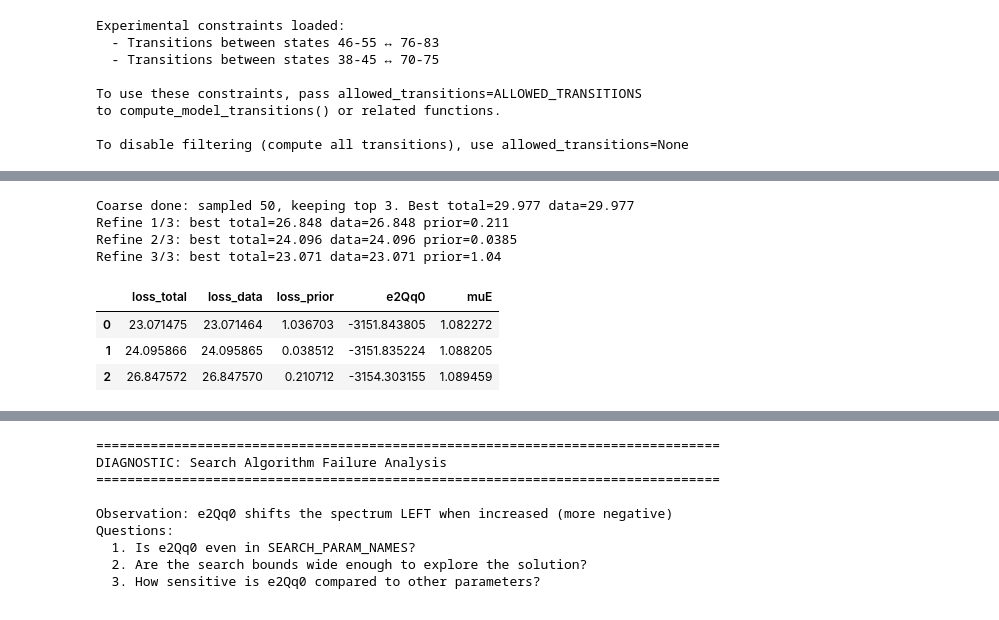
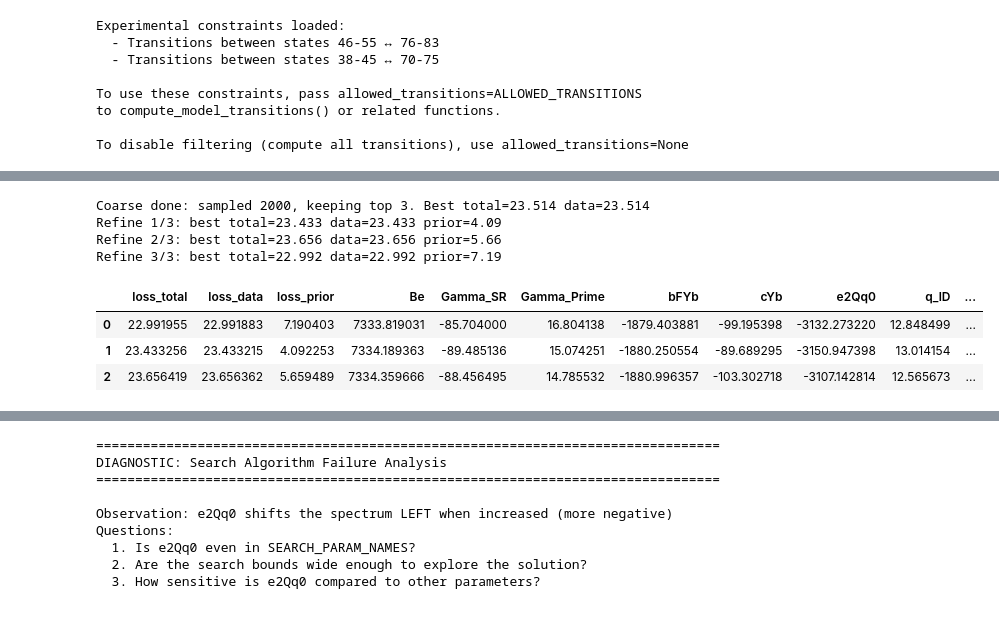
Before and after one commit to YuikiTakahashi/Molecule_spectrum_prediction, a Jupyter notebook: 173_prediction_Nov2025.ipynb, the cells around one changed output, grey strips where cells are left out. Saved outputs shown, nothing was run; the diff lists cells and outputs as text; code cells hidden in the pictures.

```diff
--- a/173_prediction_Nov2025.ipynb
+++ b/173_prediction_Nov2025.ipynb
@@ -1055,7 +1420,7 @@ import pandas as pd
 # Choose which parameters to vary (start SMALL for sparse data)
 # -------------------------
 SEARCH_PARAM_NAMES = [
-     "e2Qq0", 'muE',
+    "Be","Gamma_SR","Gamma_Prime","bFYb","cYb","e2Qq0","q_lD","p_lD","muE",
 ]
 SEARCH_PARAM_NAMES = [p for p in SEARCH_PARAM_NAMES if p in PARAM_PRIORS]
 
@@ -1233,43 +1606,43 @@ def search_candidates_MAP(state, spectra, priors, bounds,
 
         if verbose:
             print(f"Refine {j+1}/{len(keep)}: best total={best_Ltot:.5g} data={best_Ldata:.5g} prior={best_Lprior:.3g}")
 
     df = pd.DataFrame(refined).sort_values("loss_total").reset_index(drop=True)
     return df
 
 # ---- RUN SEARCH ----
 best_df = search_candidates_MAP(
     X010_173,
     OBS_SPECTRA,
     priors={k: PARAM_PRIORS[k] for k in SEARCH_BOUNDS.keys()},
     bounds=SEARCH_BOUNDS,
-    n_samples=50,        # 20–100 for smoke test
+    n_samples=2000,   # 20–100 for smoke test
     top_k=3,             # keep small
-    refine_steps=15,     # 0–20
+    refine_steps=150,     # 0–20
     refine_scale=0.20,   # smaller steps since few steps
     indices=TRANSITION_INDEX_SET,
     sigma=UNASSIGNED_SIGMA,
     parity_sign=PARITY_SIGN,
     polarization=LASER_POLARIZATION,
     lambda_prior=LAMBDA_PRIOR,
     allowed_transitions=ALLOWED_TRANSITIONS,  # Set to ALLOWED_TRANSITIONS to use experimental constraints
     seed=123,
     verbose=True,
     match_tolerance=0.2
 )
 
 
 
 best_df.head(10)
 # %% [output]
-Coarse done: sampled 50, keeping top 3. Best total=29.977 data=29.977
-Refine 1/3: best total=26.848 data=26.848 prior=0.211
-Refine 2/3: best total=24.096 data=24.096 prior=0.0385
-Refine 3/3: best total=23.071 data=23.071 prior=1.04
+Coarse done: sampled 2000, keeping top 3. Best total=23.514 data=23.514
+Refine 1/3: best total=23.433 data=23.433 prior=4.09
+Refine 2/3: best total=23.656 data=23.656 prior=5.66
+Refine 3/3: best total=22.992 data=22.992 prior=7.19
-|  | loss_total | loss_data | loss_prior | e2Qq0 | muE |
-| 0 | 23.071475 | 23.071464 | 1.036703 | -3151.843805 | 1.082272 |
-| 1 | 24.095866 | 24.095865 | 0.038512 | -3151.835224 | 1.088205 |
-| 2 | 26.847572 | 26.847570 | 0.210712 | -3154.303155 | 1.089459 |
+|  | loss_total | loss_data | loss_prior | Be | Gamma_SR | Gamma_Prime | bFYb | cYb | e2Qq0 | q_lD | ... |
+| 0 | 22.991955 | 22.991883 | 7.190403 | 7333.819031 | -85.704000 | 16.804138 | -1879.403881 | -99.195398 | -3132.273220 | 12.848499 | ... |
+| 1 | 23.433256 | 23.433215 | 4.092253 | 7334.189363 | -89.485136 | 15.074251 | -1880.250554 | -89.689295 | -3150.947398 | 13.014154 | ... |
+| 2 | 23.656419 | 23.656362 | 5.659489 | 7334.359666 | -88.456495 | 14.785532 | -1880.996357 | -103.302718 | -3107.142814 | 12.565673 | ... |
 # %%
 import matplotlib.pyplot as plt
 
```
Also changed, not shown: parts of 12 cells of this notebook, 3 other files.
